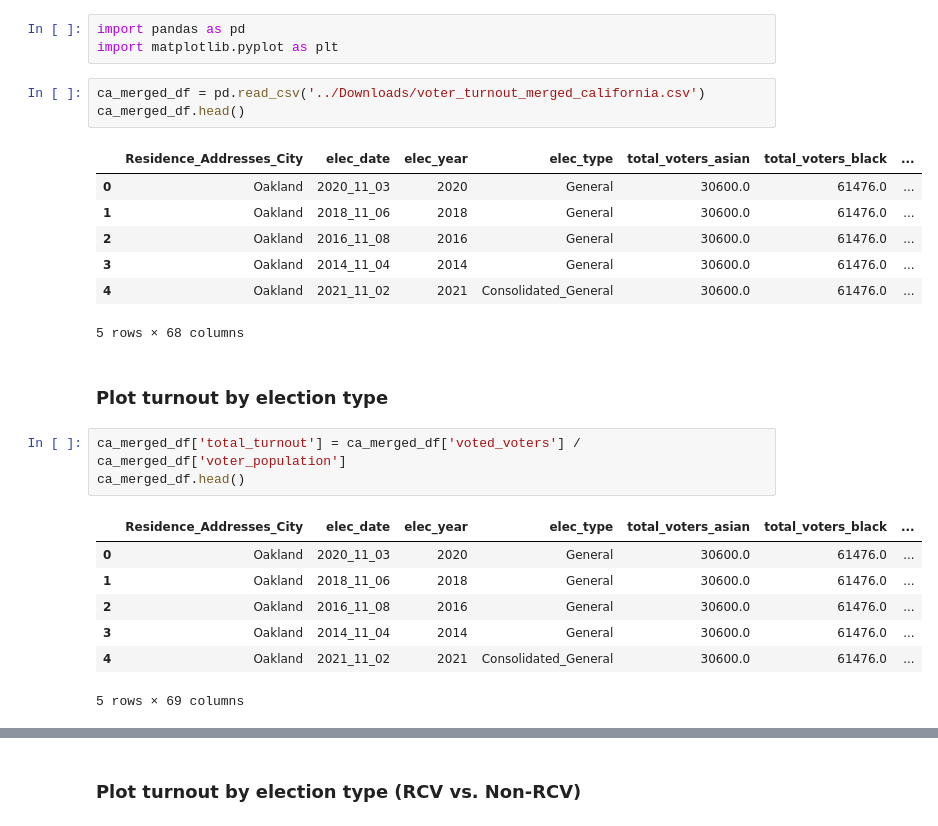
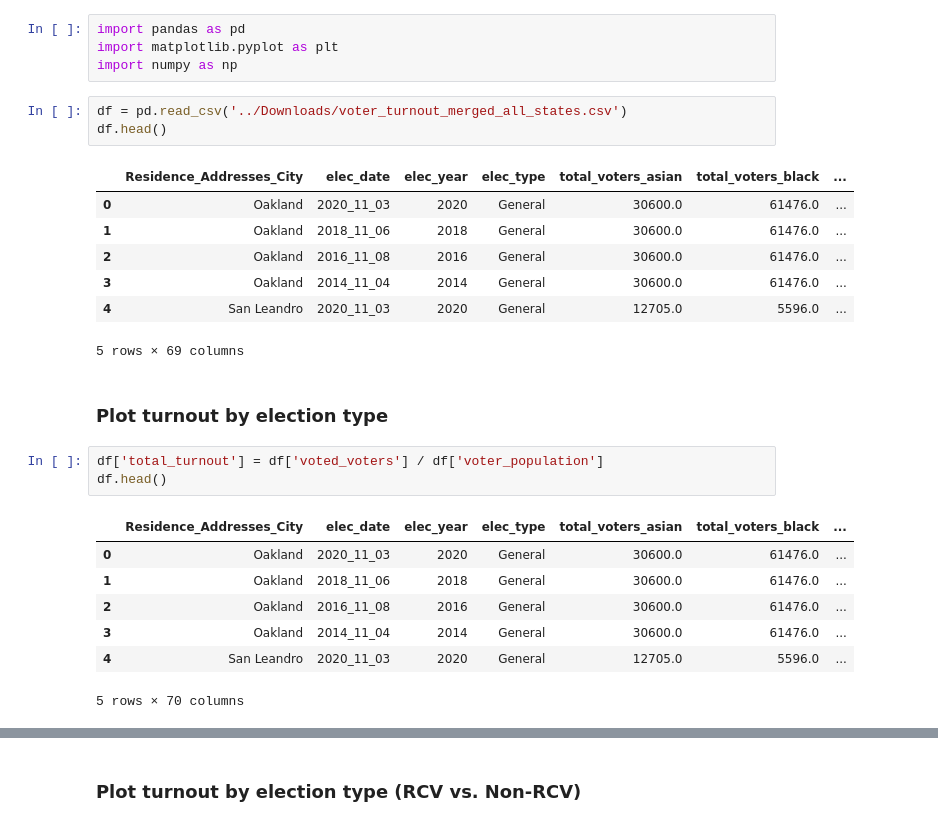
Before and after one commit to jnshzk/capstone, a Jupyter notebook: jin_visualizations.ipynb, the cells around one changed output, grey strips where cells are left out. Saved outputs shown, nothing was run; the diff lists cells and outputs as text.

```diff
--- a/jin_visualizations.ipynb
+++ b/jin_visualizations.ipynb
@@ -1,27 +1,28 @@
 # %%
 import pandas as pd
 import matplotlib.pyplot as plt
+import numpy as np
 # %%
-ca_merged_df = pd.read_csv('../Downloads/voter_turnout_merged_california.csv')
-ca_merged_df.head()
+df = pd.read_csv('../Downloads/voter_turnout_merged_all_states.csv')
+df.head()
 # %% [output]
 |  | Residence_Addresses_City | elec_date | elec_year | elec_type | total_voters_asian | total_voters_black | ... |
 | 0 | Oakland | 2020_11_03 | 2020 | General | 30600.0 | 61476.0 | ... |
 | 1 | Oakland | 2018_11_06 | 2018 | General | 30600.0 | 61476.0 | ... |
 | 2 | Oakland | 2016_11_08 | 2016 | General | 30600.0 | 61476.0 | ... |
 | 3 | Oakland | 2014_11_04 | 2014 | General | 30600.0 | 61476.0 | ... |
-| 4 | Oakland | 2021_11_02 | 2021 | Consolidated_General | 30600.0 | 61476.0 | ... |
+| 4 | San Leandro | 2020_11_03 | 2020 | General | 12705.0 | 5596.0 | ... |
-5 rows × 68 columns
+5 rows × 69 columns
 # %% [markdown]
 ### Plot turnout by election type
 # %%
-ca_merged_df['total_turnout'] = ca_merged_df['voted_voters'] / ca_merged_df['voter_population']
-ca_merged_df.head()
+df['total_turnout'] = df['voted_voters'] / df['voter_population']
+df.head()
 # %% [output]
 |  | Residence_Addresses_City | elec_date | elec_year | elec_type | total_voters_asian | total_voters_black | ... |
 | 0 | Oakland | 2020_11_03 | 2020 | General | 30600.0 | 61476.0 | ... |
 | 1 | Oakland | 2018_11_06 | 2018 | General | 30600.0 | 61476.0 | ... |
 | 2 | Oakland | 2016_11_08 | 2016 | General | 30600.0 | 61476.0 | ... |
 | 3 | Oakland | 2014_11_04 | 2014 | General | 30600.0 | 61476.0 | ... |
-| 4 | Oakland | 2021_11_02 | 2021 | Consolidated_General | 30600.0 | 61476.0 | ... |
+| 4 | San Leandro | 2020_11_03 | 2020 | General | 12705.0 | 5596.0 | ... |
-5 rows × 69 columns
+5 rows × 70 columns
```
Also changed, not shown: parts of 24 cells of this notebook.
